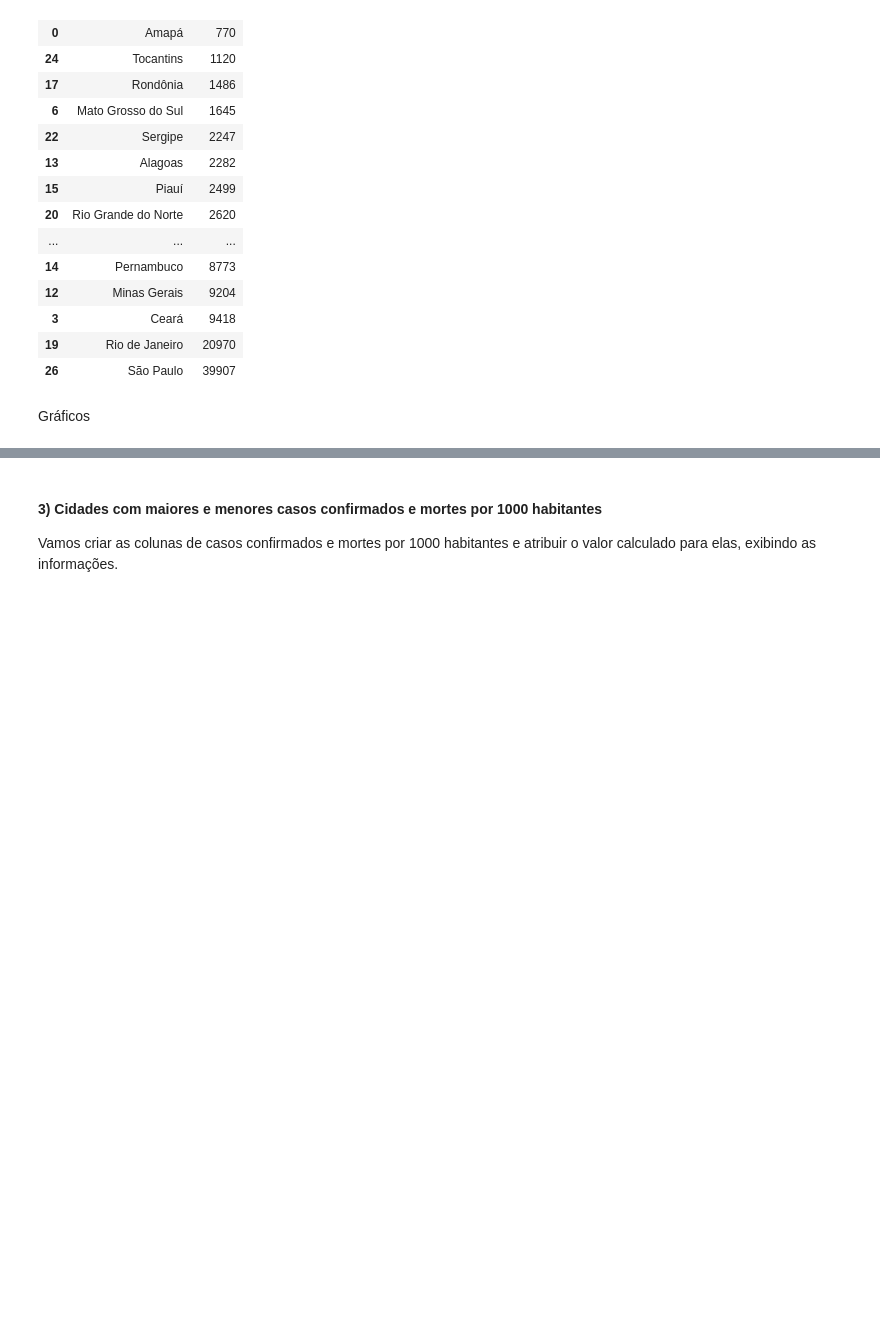
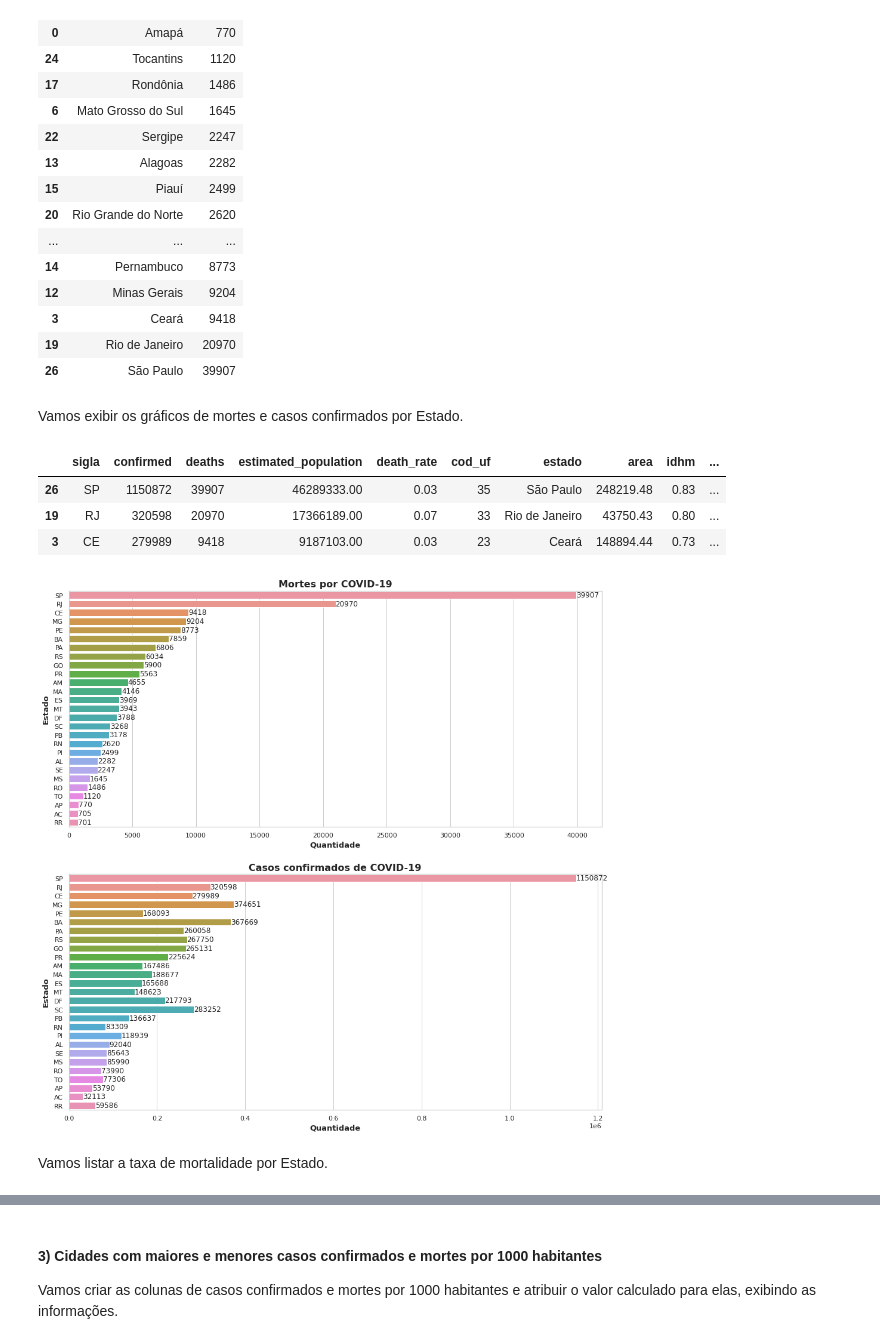
Before and after one commit to gustavopierre/data_science_portfolio, a Jupyter notebook: Gustavo_Moreira_Pierre.ipynb, the cells around one changed output, grey strips where cells are left out. Saved outputs shown, nothing was run; the diff lists cells and outputs as text; code cells hidden in the pictures; blank space fills up the shorter version.

```diff
--- a/Gustavo_Moreira_Pierre.ipynb
+++ b/Gustavo_Moreira_Pierre.ipynb
@@ -1480,5 +1596,55 @@ Mortes em cada Estado:
 | 3 | Ceará | 9418 |
 | 19 | Rio de Janeiro | 20970 |
 | 26 | São Paulo | 39907 |
-# %% [markdown]
-Gráficos
+# %% [markdown]
+Vamos exibir os gráficos de mortes e casos confirmados por Estado.
+# %%
+# ordenando os dados dos estados por número de mortos
+dados_estados_ordenados = dados_estados.sort_values('deaths', ascending=False)
+dados_estados_ordenados.head(3)
+# %% [output]
+|  | sigla | confirmed | deaths | estimated_population | death_rate | cod_uf | estado | area | idhm | ... |
+| 26 | SP | 1150872 | 39907 | 46289333.00 | 0.03 | 35 | São Paulo | 248219.48 | 0.83 | ... |
+| 19 | RJ | 320598 | 20970 | 17366189.00 | 0.07 | 33 | Rio de Janeiro | 43750.43 | 0.80 | ... |
+| 3 | CE | 279989 | 9418 | 9187103.00 | 0.03 | 23 | Ceará | 148894.44 | 0.73 | ... |
+# %%
+# configurando o estilo do gráfico
+sns.set_style('whitegrid')
+# criando espaço para dois gráficos
+fig, ax = plt.subplots(nrows=2, ncols=1, figsize=(16, 16))
+
+# configurando o primeiro gráfico
+chart1 = sns.barplot(x=dados_estados_ordenados['deaths'], y=dados_estados_ordenados['sigla'], ax=ax[0])
+chart1.set_xlabel('Quantidade',weight='bold',fontsize=13)
+chart1.set_ylabel('Estado', weight='bold',fontsize=13)
+chart1.set_title('Mortes por COVID-19',weight='bold',fontsize=16)
+# configurando e incluindo os rótulos de quantidades no gráfico
+for p in ax[0].patches:
+    width = p.get_width()
+    ax[0].text(
+        width + 1,
+        p.get_y() + p.get_height() / 2,
+        '{:1.0f}'.format(width),
+        ha = 'left',
+        va = 'center'
+    )
+
+# configurando o primeiro gráfico
+chart2 = sns.barplot(x=dados_estados_ordenados['confirmed'], y=dados_estados_ordenados['sigla'], ax=ax[1])
+chart2.set_xlabel('Quantidade',weight='bold',fontsize=13)
+chart2.set_ylabel('Estado', weight='bold',fontsize=13)
+chart2.set_title('Casos confirmados de COVID-19',weight='bold',fontsize=16)
+# configurando e incluindo os rótulos de quantidades no gráfico
+for p in ax[1].patches:
+    width = p.get_width()
+    ax[1].text(
+        width + 1,
+        p.get_y() + p.get_height() / 2,
+        '{:1.0f}'.format(width),
+        ha = 'left',
+        va = 'center'
+    )
+# %% [output]
+[figure, added]
+# %% [markdown]
+Vamos listar a taxa de mortalidade por Estado.
```
Also changed, not shown: parts of 45 cells of this notebook.
